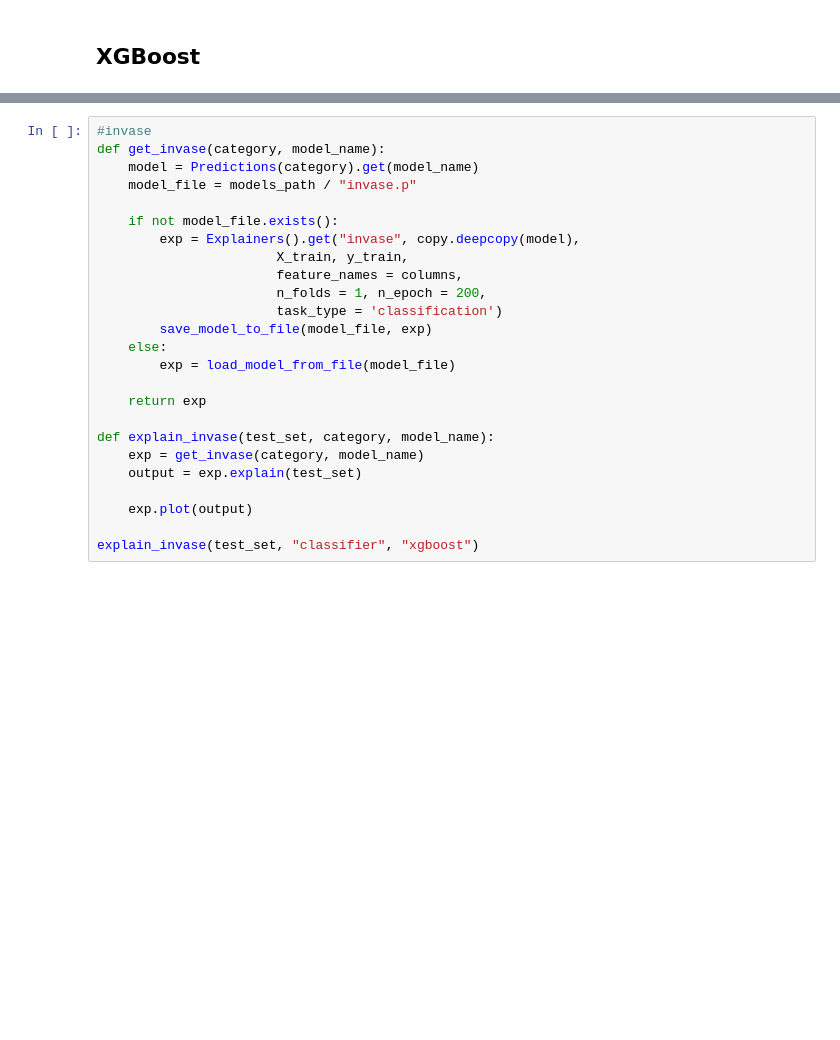
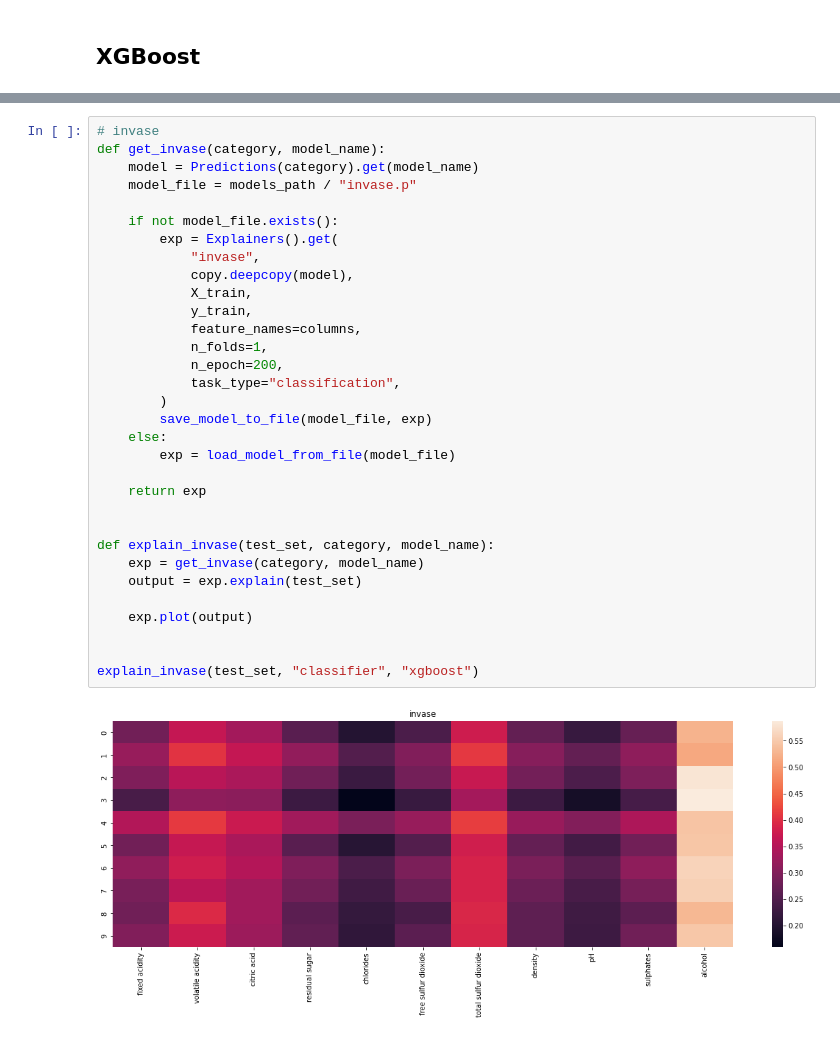
Before and after one commit to vanderschaarlab/autoprognosis, a Jupyter notebook: tutorials/plugins/tutorial_04_interpretability.ipynb, the cells around one changed output, grey strips where cells are left out. Saved outputs shown, nothing was run; the diff lists cells and outputs as text; blank space fills up the shorter version.

```diff
--- a/tutorials/plugins/tutorial_04_interpretability.ipynb
+++ b/tutorials/plugins/tutorial_04_interpretability.ipynb
@@ -143,25 +177,34 @@ explain_kernel_shap(test_set, "classifier", "xgboost")
 # %%
-#invase
+# invase
 def get_invase(category, model_name):
     model = Predictions(category).get(model_name)
     model_file = models_path / "invase.p"
 
     if not model_file.exists():
-        exp = Explainers().get("invase", copy.deepcopy(model),
-                       X_train, y_train,
-                       feature_names = columns,
-                       n_folds = 1, n_epoch = 200,
-                       task_type = 'classification')
+        exp = Explainers().get(
+            "invase",
+            copy.deepcopy(model),
+            X_train,
+            y_train,
+            feature_names=columns,
+            n_folds=1,
+            n_epoch=200,
+            task_type="classification",
+        )
         save_model_to_file(model_file, exp)
     else:
         exp = load_model_from_file(model_file)
 
     return exp
+
 
 def explain_invase(test_set, category, model_name):
     exp = get_invase(category, model_name)
     output = exp.explain(test_set)
 
     exp.plot(output)
 
+
 explain_invase(test_set, "classifier", "xgboost")
+# %% [output]
+[figure, added]
```
Also changed, not shown: parts of 10 cells of this notebook, 3 other files.
